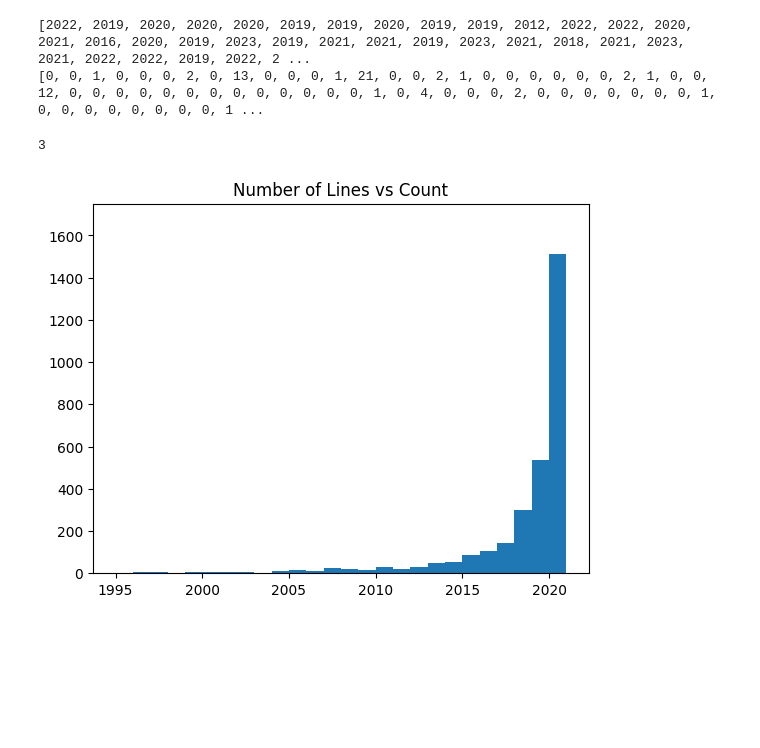
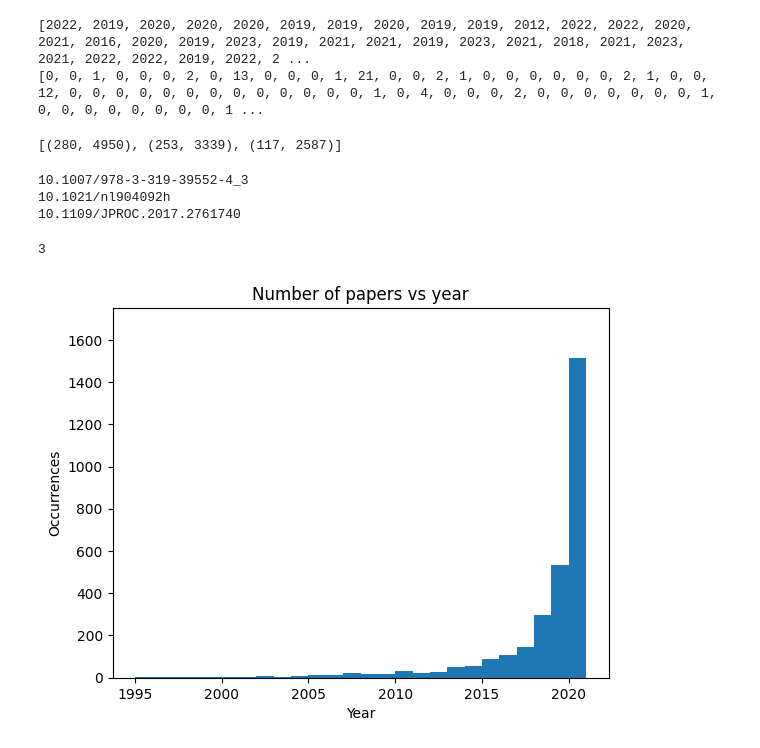
Before and after one commit to rreece15/Collaborative-Networks-In-Machine-Learning, a Jupyter notebook: parsing/custom_graphs.ipynb, the cells around one changed output. Cells and saved outputs as stored; diff of their text form; code cells hidden in the pictures; blank space fills up the shorter version.

Commit message:
added preliminary visualization scripts

```diff
--- a/parsing/custom_graphs.ipynb
+++ b/parsing/custom_graphs.ipynb
@@ -15,3 +33,15 @@ print(in_degrees)
+# %%
+findMax(in_degrees)
+# %% [output]
+[(280, 4950), (253, 3339), (117, 2587)]
+# %%
+print(df.at[4950, 'paper_id'])
+print(df.at[3339, 'paper_id'])
+print(df.at[2587, 'paper_id'])
+# %% [output]
+10.1007/978-3-319-39552-4_3
+10.1021/nl904092h
+10.1109/JPROC.2017.2761740
 # %%
 def countLessThan(test_list, k):
     count = 0
@@ -29,14 +59,16 @@ def countGreaterThan(test_list, k):
 # %%
 import numpy as np
 import matplotlib.pyplot as plt
 from numpy import *
 
 # binwidth = 5000
 plt.hist(years, bins=np.arange(1995, 2022, 1))
 plt.ylim(ymin=0, ymax = 1750)
 plt.title("Number of papers vs year")
+plt.xlabel("Year")
+plt.ylabel("Occurrences")
 
 print(countLessThan(years, 1990))
 # %% [output]
 3
-[figure, old version]
+[figure, new version]
```
Also changed, not shown: parts of 4 cells of this notebook, 1 other file.
